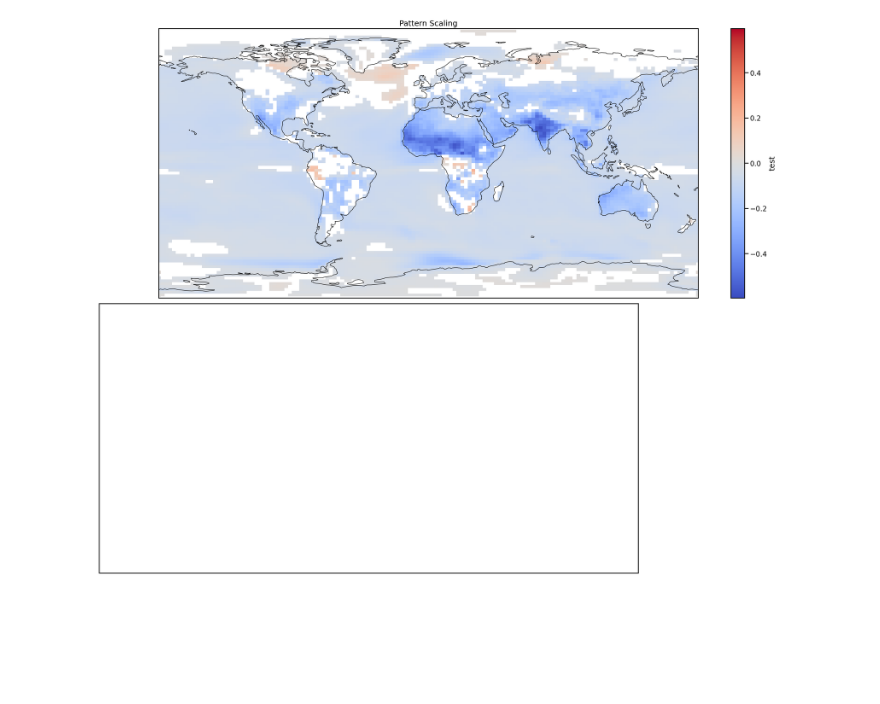
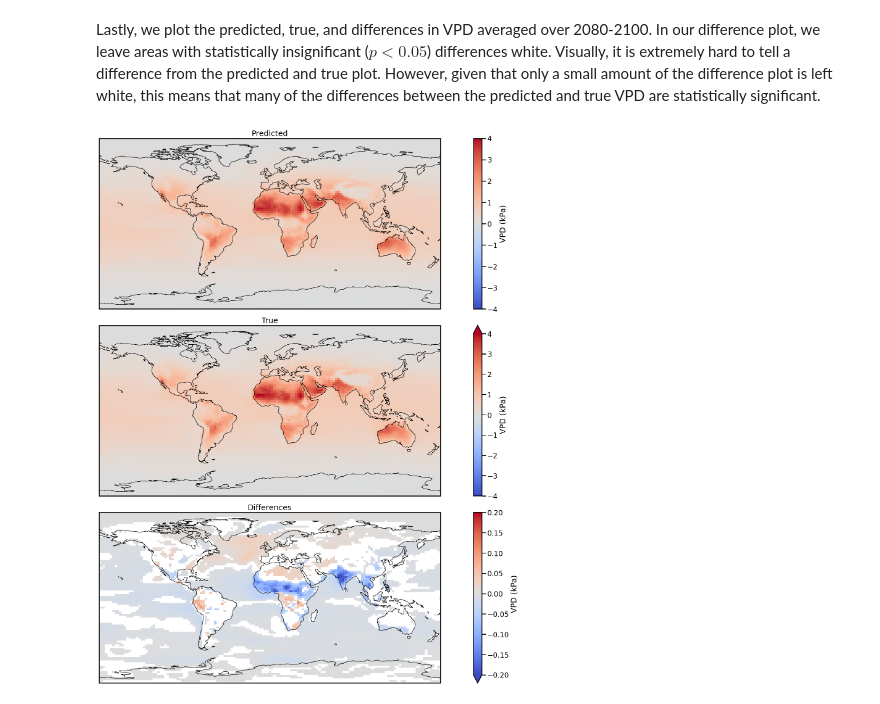
Before and after one commit to njbrodie/DSC180B-B03, a Jupyter notebook: vpd_linear.ipynb, the cells around one changed output. Drawn from its saved outputs; the diff is of its cells as text; code cells hidden in the pictures; blank space fills up the shorter version.

Commit message:
updated vpd calculations, added plots

```diff
--- a/vpd_linear.ipynb
+++ b/vpd_linear.ipynb
@@ -83,4 +95,8 @@ test_input = (ytest['tas']
 # %%
-# create model
-model_vpd = LinearRegression(fit_intercept=False)
-model_vpd.fit(global_mean_temp, Xtrain.vpd.stack(dim=['lat','lon']))
+# fit model on VPD
+# need to fit intercept
+model_vpd = LinearRegression(fit_intercept=True)
+model_vpd.fit(global_mean_temp, vpdTrain.vpd.stack(dim=['lat','lon']))
+
+# get predictions
+output_vpd = model_vpd.predict(test_input).reshape(86,96,144)
@@ -126,6 +145,6 @@ It appears better to compute VPD first, then use it to make predictions.
 # %%
 # turn output into dataarray to plot
 xr_output=xr.Dataset(
-    coords={'time': ytest.time.values, 'lat': ytest.lat.values, 'lon': ytest.lon.values})
+    coords={'time': vpdTest.time.values, 'lat': vpdTest.lat.values, 'lon': vpdTest.lon.values})
 
 xr_output['vpd'] = (['time', 'lat', 'lon'], output_vpd)
@@ -135,22 +180,37 @@ proj = ccrs.PlateCarree()
+# %% [markdown]
+Lastly, we plot the predicted, true, and differences in VPD averaged over 2080-2100. In our difference plot, we leave areas with statistically insignificant ($p <0.05$) differences white. Visually, it is extremely hard to tell a difference from the predicted and true plot. However, given that only a small amount of the difference plot is left white, this means that many of the differences between the predicted and true VPD are statistically significant.
+# %%
+# variables used in plotting
+p_level = 0.05
+proj = ccrs.PlateCarree()
+kwargs = [dict(vmin=-4, vmax=4), dict(vmin=-4, vmax=4), dict(vmin=-0.2, vmax=0.2)]
+titles = ['Predicted', 'True', 'Differences']
 # %%
 with sns.plotting_context("talk"):
-    fig, axes = plt.subplots(2, 1, subplot_kw=dict(projection=proj), figsize=(24, 18), constrained_layout=True)
-    for i in range(1):
-        out = 'vpd'
-        diff = xr_output[out][-21:] - vpd245[out][-21:]
+    fig, axes = plt.subplots(3, 1, subplot_kw=dict(projection=proj), figsize=(24, 18), constrained_layout=True)
+    diff = xr_output - vpdTest
+    plot_data = [xr_output, vpdTest, diff]
+    for i in range(3):
         ax = axes[i]
+        data = plot_data[i]['vpd'][-21:]
+        kws = kwargs[i]
+        title = titles[i]
 
-        ax.set_title('Pattern Scaling')
-        mean_diff = diff.mean('time')
-        _, p = ttest_rel_from_stats(mean_diff, diff.std('time'), diff.count('time'))
+        ax.set_title(title)
+        mean_time = data.mean('time')
+        # only show regions with statistically significant difference
+        # when plotting differences
+        if i == 2:
+            _, p = ttest_rel_from_stats(mean_time, data.std('time'), data.count('time'))
+            mean_time = mean_time.where(p<p_level)
 
-        (mean_diff.where(p < p_level)
-                  .plot(
+        (mean_time.plot(
                      cmap="coolwarm",
                      ax=ax,
                      add_labels=False,
                      transform=ccrs.PlateCarree(),
-                     cbar_kwargs={"label":"test", "orientation":'vertical'}))
+                     cbar_kwargs={"label":"VPD (kPa)", "orientation":'vertical'},
+                     **kws))
         ax.coastlines()
 # %% [output]
-[figure, old version]
+[figure, new version]
```
Also changed, not shown: parts of 33 cells of this notebook.
